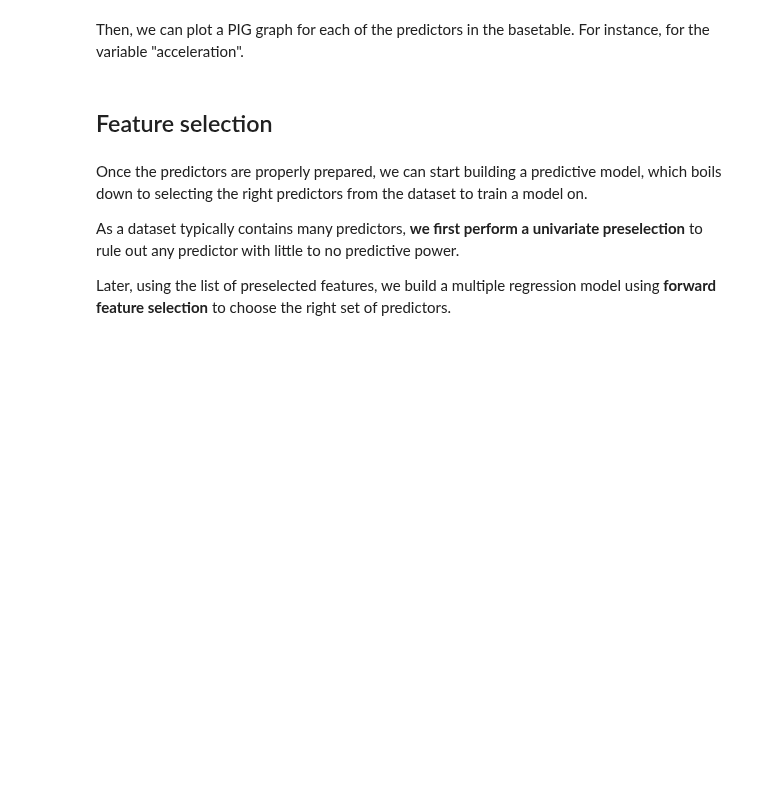
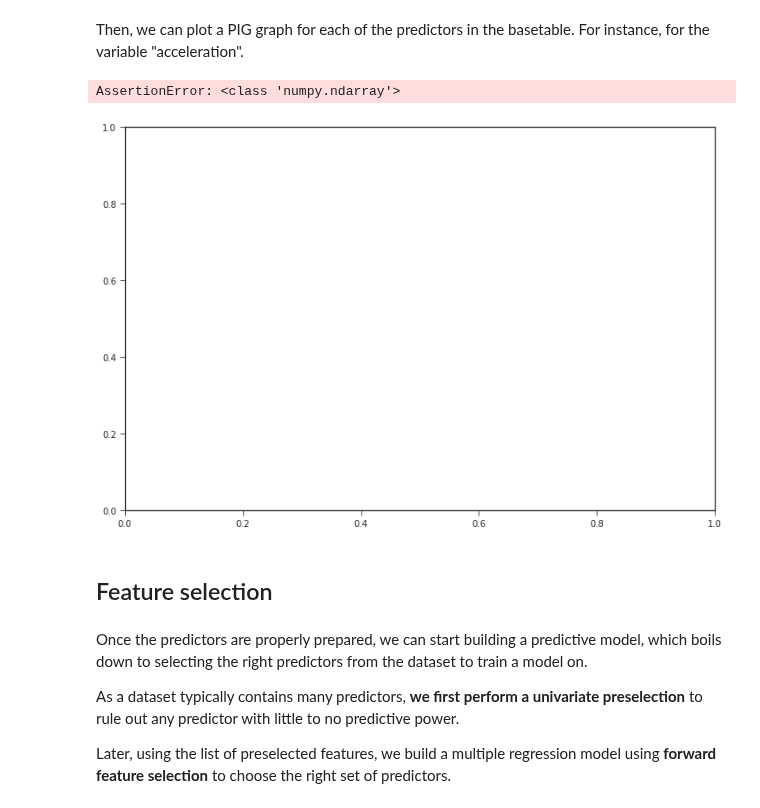
Before and after one commit to PythonPredictions/cobra, a Jupyter notebook: tutorials/tutorial_Cobra_linear_regression.ipynb, the cells around one changed output. Saved outputs shown, nothing was run; the diff lists cells and outputs as text; code cells hidden in the pictures; blank space fills up the shorter version.

```diff
--- a/tutorials/tutorial_Cobra_linear_regression.ipynb
+++ b/tutorials/tutorial_Cobra_linear_regression.ipynb
@@ -118,5 +154,6 @@ Next, we also check for numerical columns that only contain a few different valu
 # %%
 for col in df.columns:
     if col not in discrete_vars and col not in [id_col, target_col]: # omit discrete because a string and target
-        if len(val_counts) > 1 and len(val_counts) <= 10: # the column contains less than 10 different values
+        val_counts = df[col].nunique()
+        if val_counts > 1 and val_counts <= 10: # the column contains less than 10 different values
             print(col)
@@ -177,8 +243,11 @@ pig_tables
 # %% [markdown]
 Then, we can plot a PIG graph for each of the predictors in the basetable. For instance, for the variable "acceleration".
 # %%
-plot_incidence(pig_tables, variable="acceleration", model_type="regression",
-               column_order = list(basetable["acceleration_bin"].unique().sort_values()))
+col_order = list(basetable["acceleration_bin"].unique().sort_values())
+plot_incidence(pig_tables, variable="acceleration", model_type="regression", column_order=col_order)
+# %% [output]
+AssertionError: <class 'numpy.ndarray'>
+[figure, added]
 # %% [markdown]
 ## Feature selection
 # %% [markdown]
```
Also changed, not shown: parts of 30 cells of this notebook, 2 other files.
